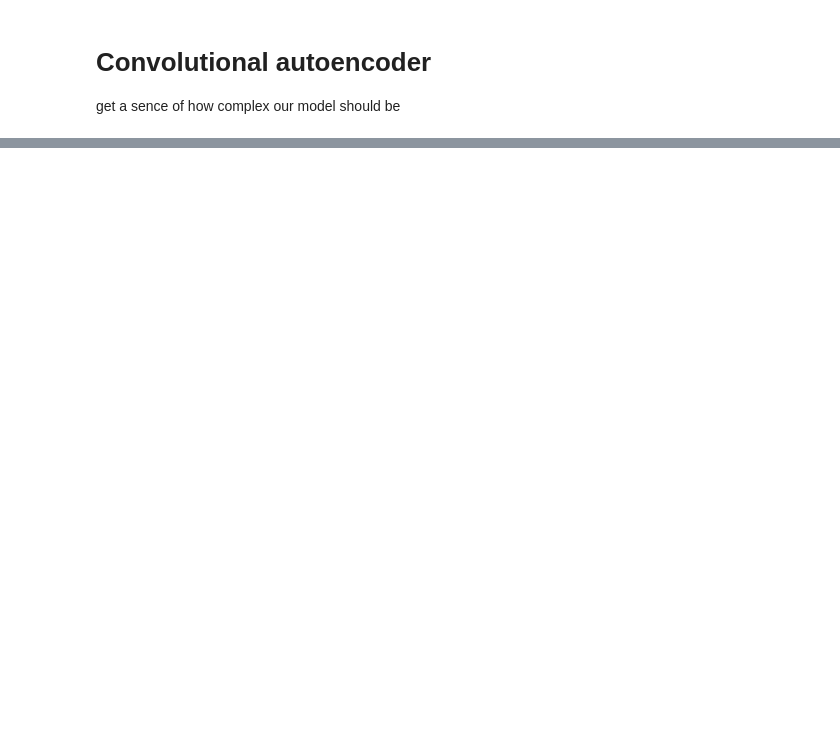
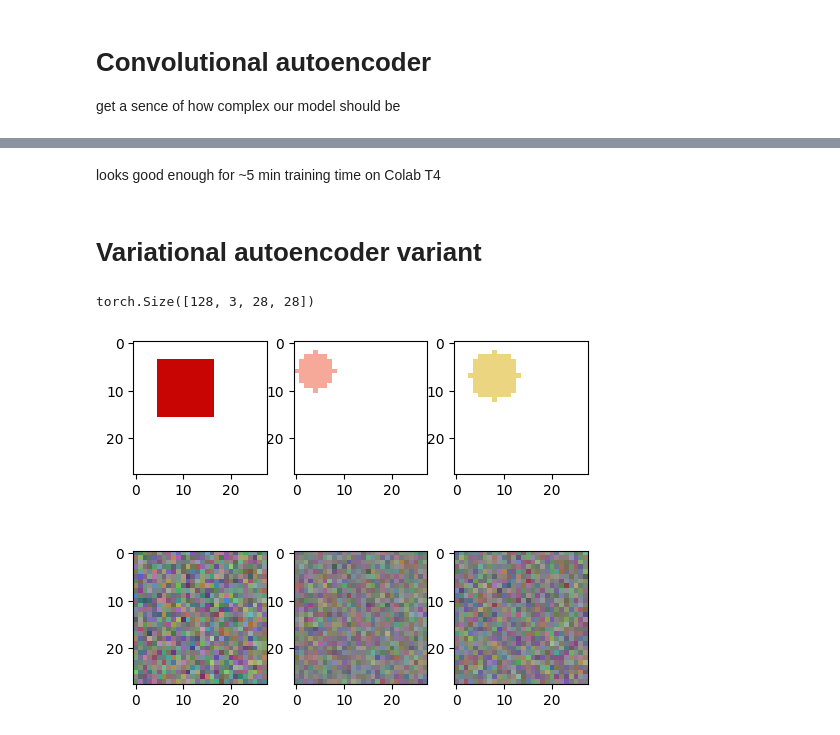
Before and after one commit to SergeiDBykov/ai-side-projects, a Jupyter notebook: VAE_synthetic_data/2d_VAE.ipynb, the cells around one changed output, grey strips where cells are left out. Cells and saved outputs as stored; diff of their text form; code cells hidden in the pictures; blank space fills up the shorter version.

```diff
--- a/VAE_synthetic_data/2d_VAE.ipynb
+++ b/VAE_synthetic_data/2d_VAE.ipynb
@@ -328,0 +294,4 @@ for i in range(5):
+# %% [markdown]
+looks good enough for ~5 min training time on Colab T4
+# %% [markdown]
+# Variational autoencoder variant
@@ -328,0 +360,25 @@ for i in range(5):
+# %%
+model = VAE(input_channels, encoder_channels, latent_dim)
+criterion = nn.MSELoss()
+
+model = model.to(device)
+
+
+random_batch = next(iter(dataloader))
+random_batch = random_batch[0].to(device)
+output_all = model(random_batch)
+output = output_all[0]
+
+
+print(output.shape)
+assert output.shape == random_batch.shape, f"Expected output shape {random_batch.shape} but got {output.shape}"
+
+plt.figure(figsize=(10, 5))
+for i in range(3):
+    plt.subplot(2, 5, i+1)
+    plt.imshow(random_batch[i].permute(1, 2, 0).cpu().detach().numpy())
+    plt.subplot(2, 5, i+6)
+    plt.imshow(output[i].permute(1, 2, 0).cpu().detach().numpy())
+# %% [output]
+torch.Size([128, 3, 28, 28])
+[figure, added]
```
Also changed, not shown: parts of 12 cells of this notebook.
